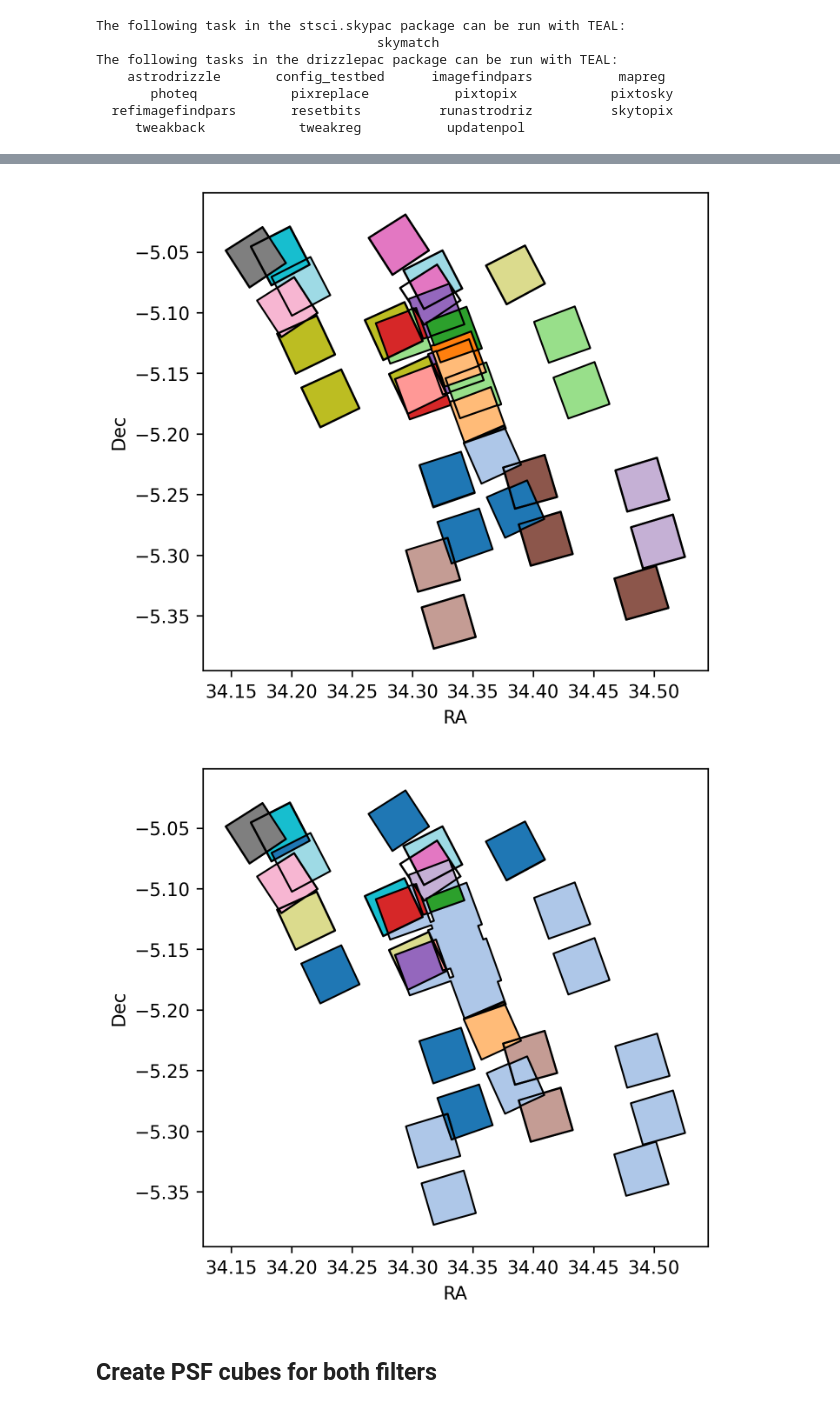
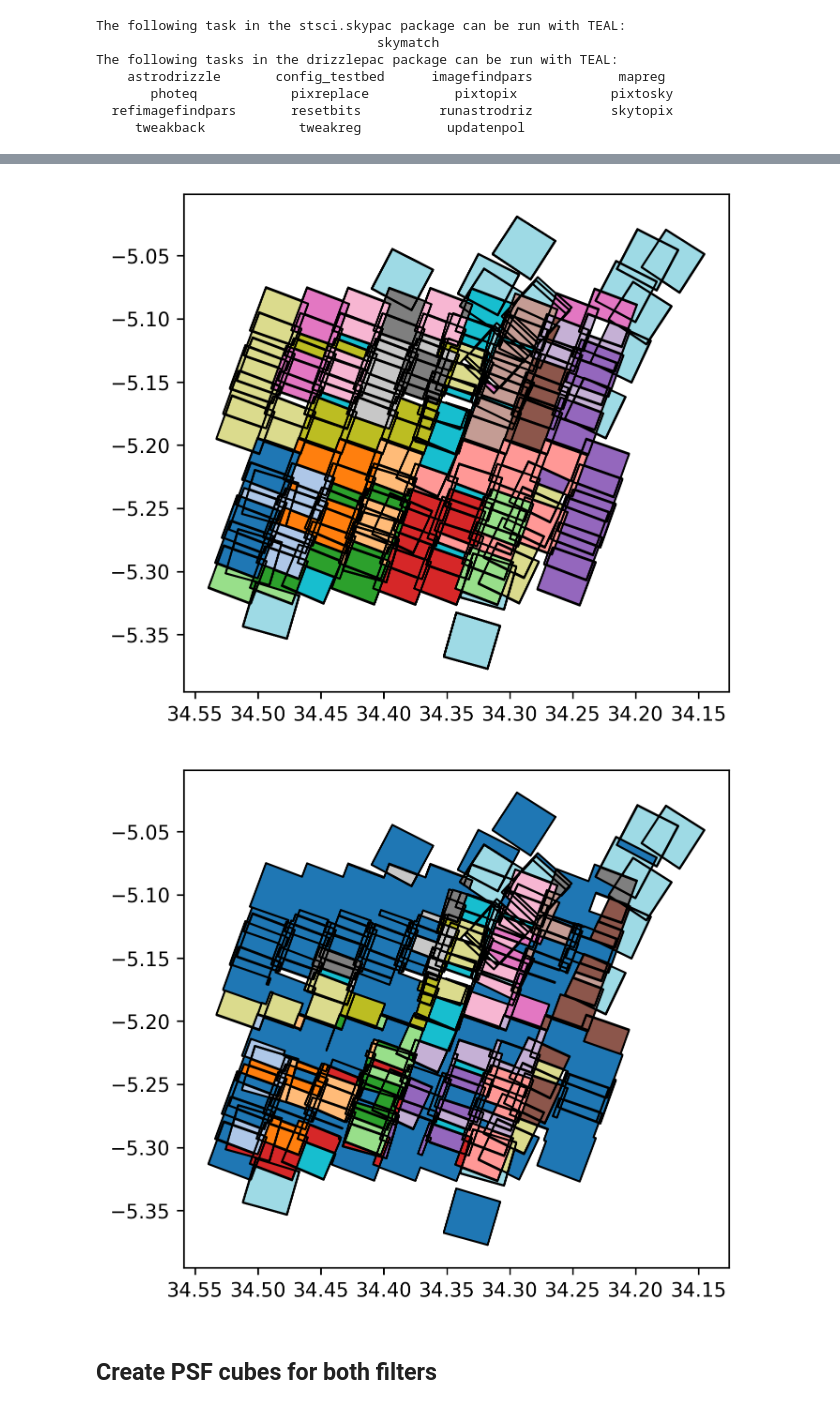
Before and after one commit to ivolabbe/mophongo, a Jupyter notebook: examples/make_kernels.ipynb, the cells around one changed output, grey strips where cells are left out. Cells and saved outputs as stored; diff of their text form; code cells hidden in the pictures.

Commit message:
updated PSFRegionMap utilities

```diff
--- a/examples/make_kernels.ipynb
+++ b/examples/make_kernels.ipynb
@@ -27,23 +24,18 @@ field = 'uds-test'
 filt = 'F444W'
 data_dir = Path('../data')
 drz_file = data_dir / f'{field}-{filt.lower()}_sci.fits'
-csv_file = data_dir / f'{field}-{filt.lower()}_wcs.csv'
 
-dpsf = DrizzlePSF(driz_image=str(drz_file), csv_file=str(csv_file))
-footprints = {k: v for i, (k, v) in enumerate(dpsf.footprint.items()) if i>200 and i<290}
-prm = PSFRegionMap.from_footprints(footprints, buffer_tol=1.0/3600, area_factor=300)
+dpsf = DrizzlePSF(driz_image=str(drz_file))
 
-fig, ax = plt.subplots()
-prm.regions.plot(column='psf_key', ax=ax, edgecolor='k', cmap='tab20')
-ax.set_xlabel('RA'); ax.set_ylabel('Dec')
-fig.show()
+footprints = {k: v for i, (k, v) in enumerate(dpsf.footprint.items())  if (i>=0 and i<1000)}
 
-prma = prm.group_by_pa(pa_tol=1.0, wcs=dpsf.wcs)
+prm = PSFRegionMap.from_footprints(footprints, buffer_tol=1.0/3600, area_factor=50)
 
-fig, ax = plt.subplots()
-prma.regions.plot(column='psf_key', ax=ax, edgecolor='k', cmap='tab20')
-ax.set_xlabel('RA'); ax.set_ylabel('Dec')
-fig.show()
+prm.plot()
 
-prm.regions,prma.regions
+prma = prm.group_by_pa(pa_tol=1.0, hdrs=dpsf.hdrs)
+
+prma.plot()
+
+print(len(prm.regions),len(prma.regions))
 # %% [output]
@@ -67,5 +43,5 @@ prm.regions,prma.regions
-[figure, old version]
+[figure, new version]
-[figure, old version]
+[figure, new version]
 # %% [markdown]
 ## Create PSF cubes for both filters
 # %%
```
Also changed, not shown: parts of 8 cells of this notebook, 29 other files.
